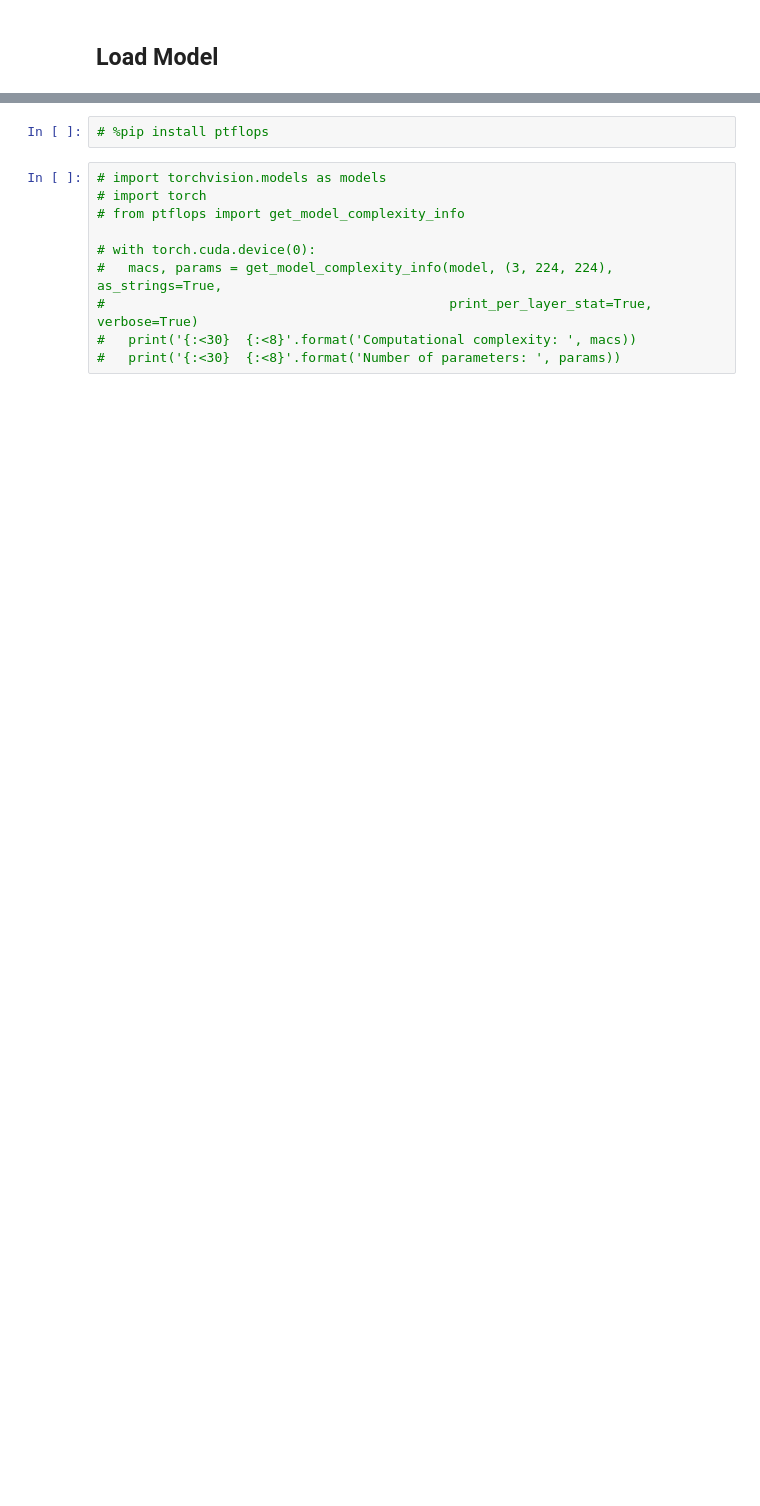
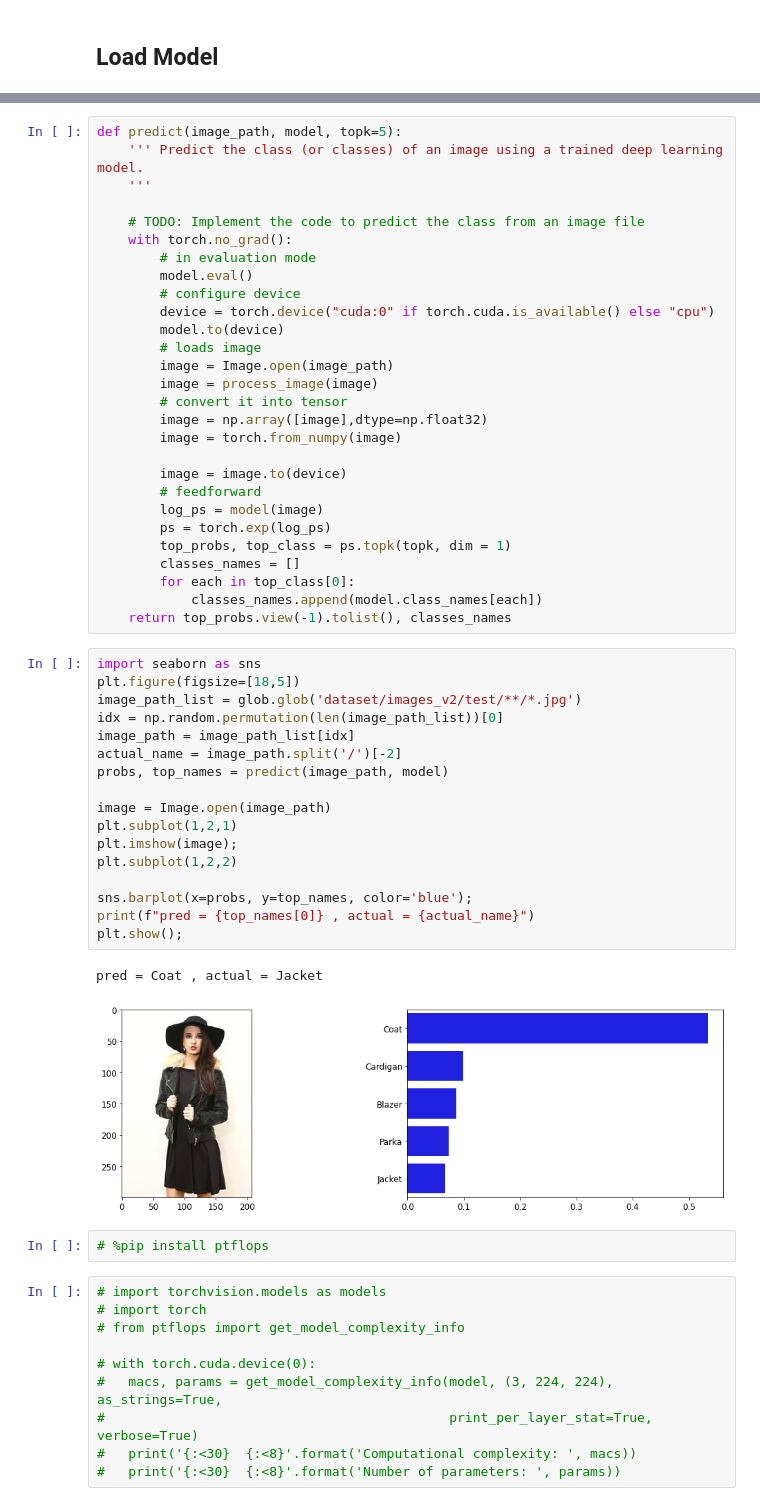
Before and after one commit to WikiGenius/clothing_classifier, a Jupyter notebook: clothing_classifier.ipynb, the cells around one changed output, grey strips where cells are left out. Cells and saved outputs as stored; diff of their text form; blank space fills up the shorter version.

Commit message:
Add evaluat & visualize test

```diff
--- a/clothing_classifier.ipynb
+++ b/clothing_classifier.ipynb
@@ -522,3 +569,51 @@ else:
+# %%
+def predict(image_path, model, topk=5):
+    ''' Predict the class (or classes) of an image using a trained deep learning model.
+    '''
+
+    # TODO: Implement the code to predict the class from an image file
+    with torch.no_grad():
+        # in evaluation mode
+        model.eval()
+        # configure device
+        device = torch.device("cuda:0" if torch.cuda.is_available() else "cpu")
+        model.to(device)
+        # loads image
+        image = Image.open(image_path)
+        image = process_image(image)
+        # convert it into tensor
+        image = np.array([image],dtype=np.float32)
+        image = torch.from_numpy(image)
+
+        image = image.to(device)
+        # feedforward
+        log_ps = model(image)
+        ps = torch.exp(log_ps)
+        top_probs, top_class = ps.topk(topk, dim = 1)
+        classes_names = []
+        for each in top_class[0]:
+            classes_names.append(model.class_names[each])
+    return top_probs.view(-1).tolist(), classes_names
+# %%
+import seaborn as sns
+plt.figure(figsize=[18,5])
+image_path_list = glob.glob('dataset/images_v2/test/**/*.jpg')
+idx = np.random.permutation(len(image_path_list))[0]
+image_path = image_path_list[idx]
+actual_name = image_path.split('/')[-2]
+probs, top_names = predict(image_path, model)
+
+image = Image.open(image_path)
+plt.subplot(1,2,1)
+plt.imshow(image);
+plt.subplot(1,2,2)
+
+sns.barplot(x=probs, y=top_names, color='blue');
+print(f"pred = {top_names[0]} , actual = {actual_name}")
+plt.show();
+# %% [output]
+pred = Coat , actual = Jacket
+[figure, added]
 # %%
 # %pip install ptflops
 # %%
```
Also changed, not shown: parts of 15 cells of this notebook, 1 other file.
